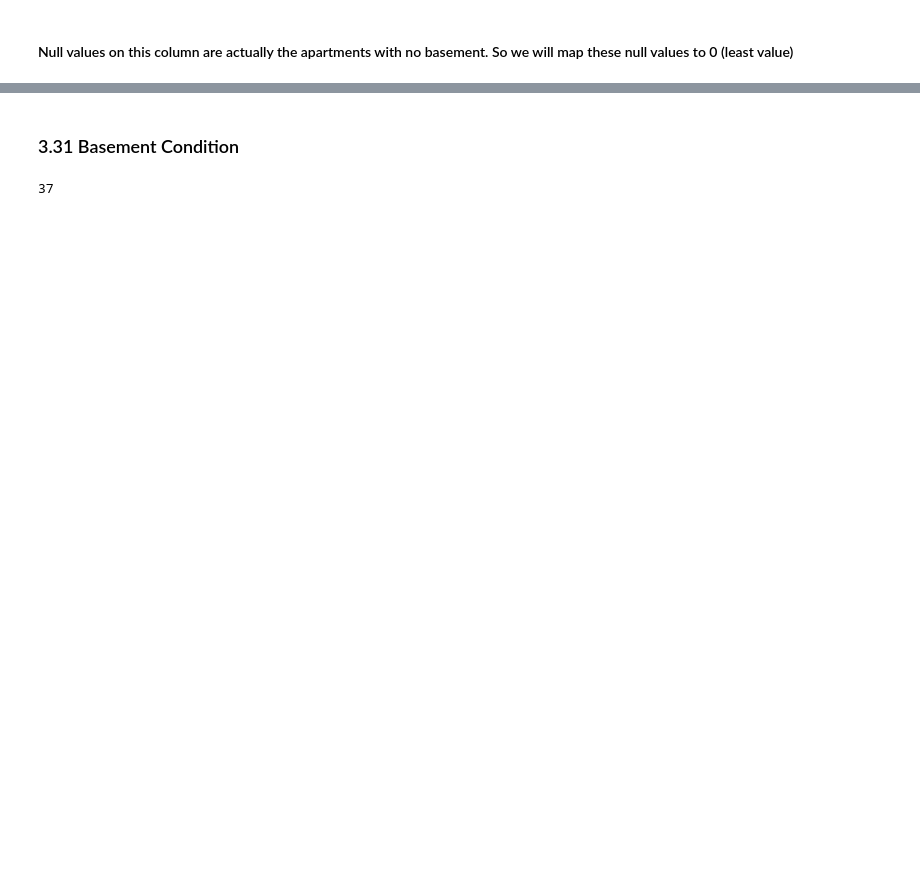
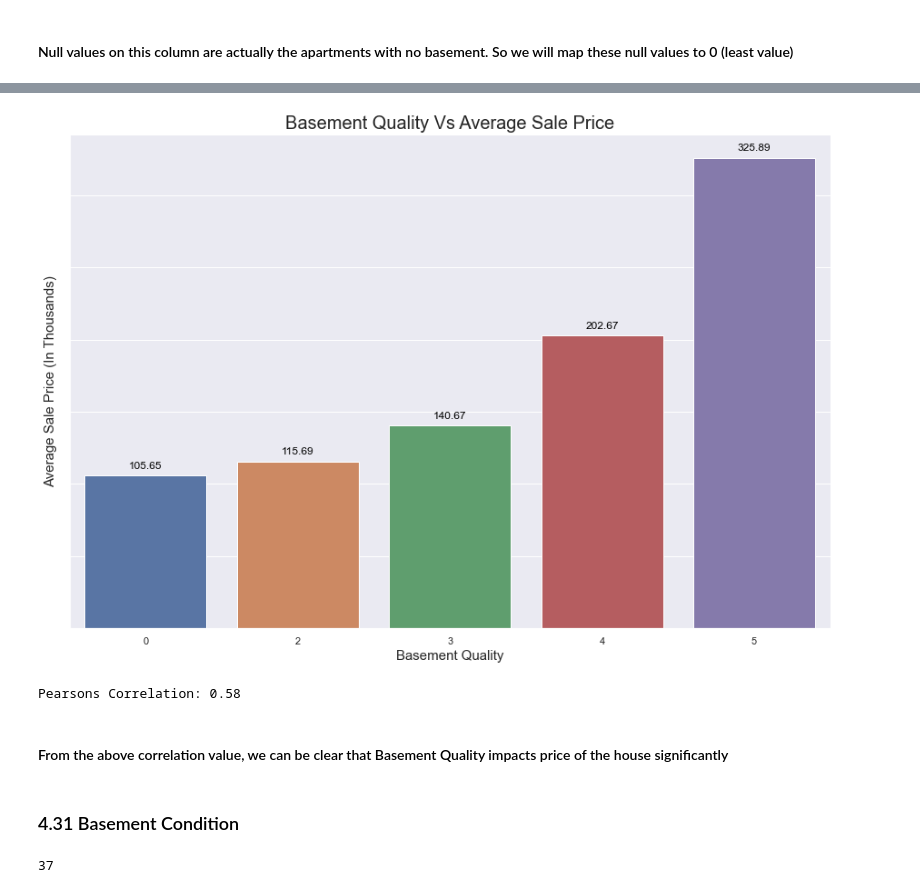
Before and after one commit to akshaykadam100/Housing-Price-Calculator, a Jupyter notebook: V1.ipynb, the cells around one changed output, grey strips where cells are left out. Cells and saved outputs as stored; diff of their text form; code cells hidden in the pictures; blank space fills up the shorter version.

```diff
--- a/V1.ipynb
+++ b/V1.ipynb
@@ -973,6 +1043,18 @@ raw_data.BsmtQual.value_counts(sort=False)
 Name: BsmtQual, dtype: int64
+# %%
+plot_bar_graph_from_series(data=raw_data.groupby(by='BsmtQual').SalePrice.mean() / 1000,
+                           plot_title='Basement Quality Vs Average Sale Price', x_axis_label='Basement Quality',
+                           y_axis_label='Average Sale Price (In Thousands)', data_label_rotation='horizontal')
+# %% [output]
+[figure, added]
+# %%
+print('Pearsons Correlation: %.2f' % np.corrcoef(raw_data.BsmtQual, raw_data.SalePrice)[0,1])
+# %% [output]
+Pearsons Correlation: 0.58
+# %% [markdown]
+#### From the above correlation value, we can be clear that Basement Quality impacts price of the house significantly
 # %% [markdown]
-### 3.31 Basement Condition
+### 4.31 Basement Condition
 # %%
 raw_data.BsmtCond.isna().sum()
 # %% [output]
```
Also changed, not shown: parts of 116 cells of this notebook, 3 other files.
